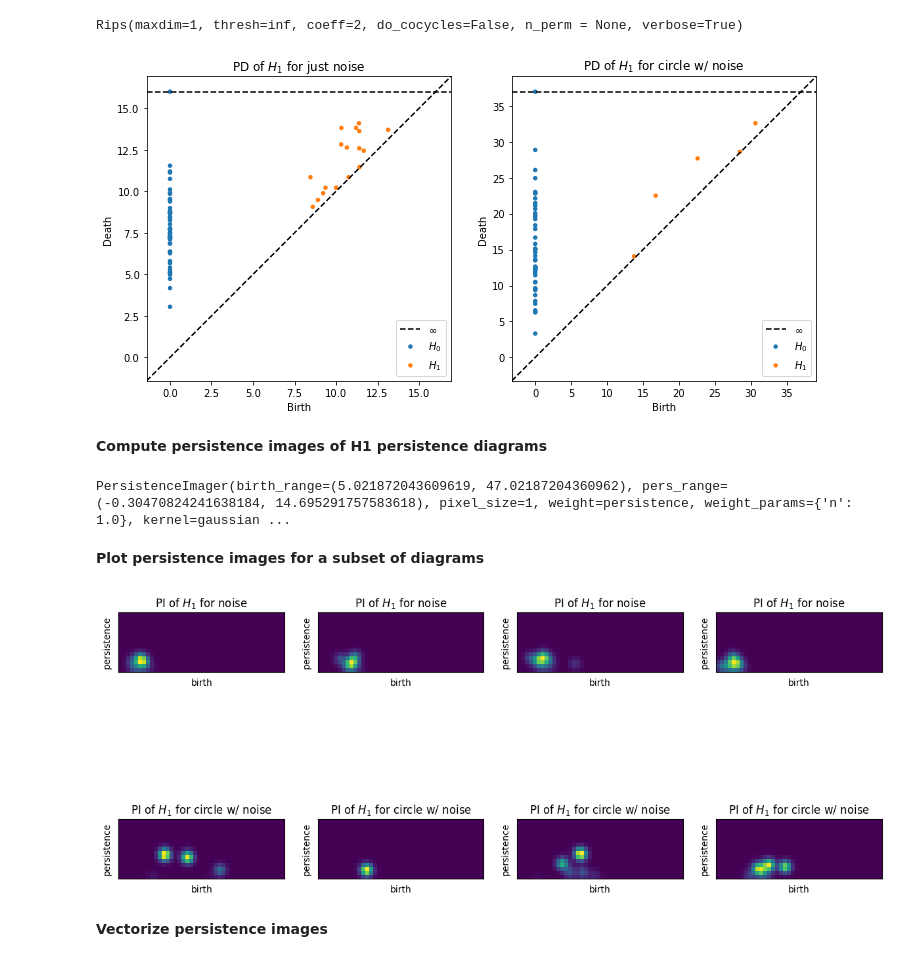
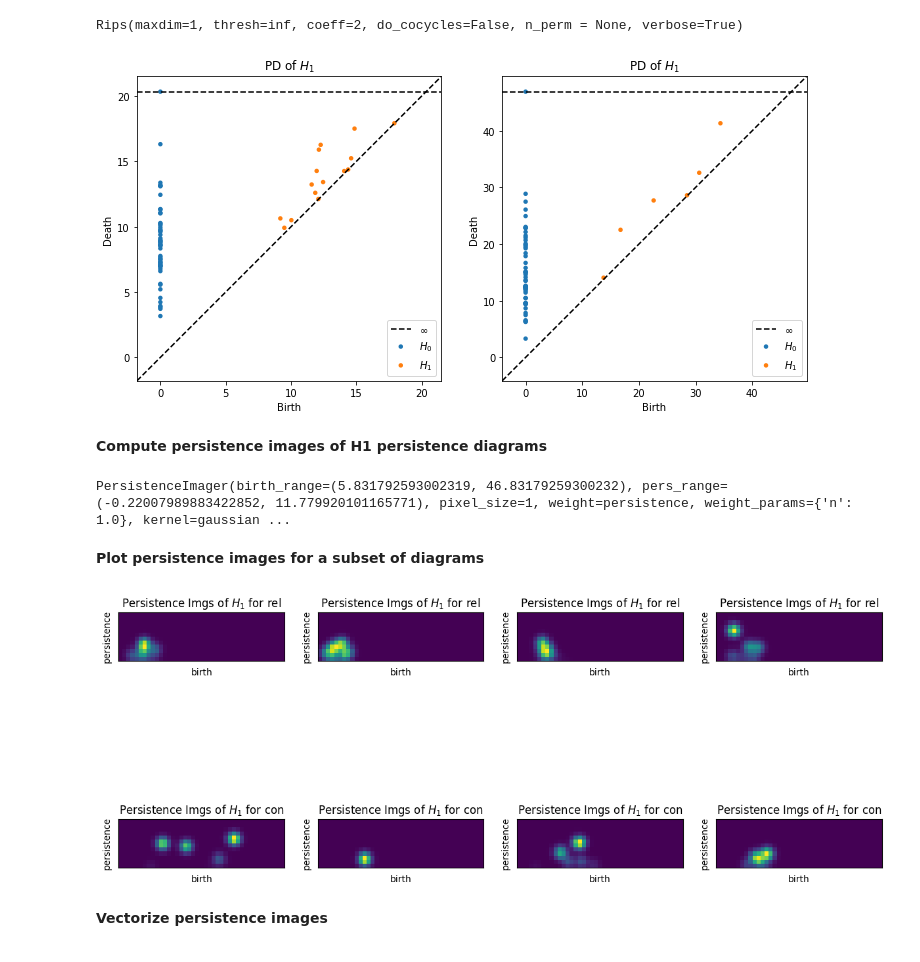
Before and after one commit to jamesAmckinnon/EEG-TDA-Classification, a Jupyter notebook: classification-eeg.ipynb, the cells around one changed output. Drawn from its saved outputs; the diff is of its cells as text; code cells hidden in the pictures.

```diff
--- a/classification-eeg.ipynb
+++ b/classification-eeg.ipynb
@@ -15,7 +15,8 @@ from persim import PersistenceImager
 # %% [markdown]
 <b>Read Muse data</b> (data from: https://github.com/jordan-bird/eeg-feature-generation/tree/master/dataset/original_data)
 # %%
-relaxed_data = pd.read_csv("./eeg-data/relaxed/1.txt")
+# Data from two different people
+relaxed_data = pd.read_csv("./eeg-data/relaxed/2.txt")
 relaxed_data_TP9 = relaxed_data.TP9[0:2000]
 relaxed_data_TP10 = relaxed_data.TP10[0:2000]
 relaxed_data_AF7 = relaxed_data.AF7[0:2000]
@@ -27,28 +28,31 @@ concentrated_data_TP10 = concentrated_data.TP10[0:2000]
 concentrated_data_AF7 = concentrated_data.AF7[0:2000]
 concentrated_data_AF8 = concentrated_data.AF8[0:2000]
 
-# embed relaxed EEG data into 4 dimensional electrode space
+# embed relaxed EEG data into 4 dimensional "electrode space"
 relaxed = []
 start = 0
-end = 49
+end = 50
 
+# create 3D matrix: [ [[TP9, TP10, AF7, AF8], ..., [TP9, TP10, AF7, AF8]], ... ]
+# 50 samples per
 for index in range(0, 40):
     rel_data = []
-    for i in range(start,end):
+    for i in range(start, end):
         rel_data.append([relaxed_data_TP9.values[i], relaxed_data_TP10.values[i], relaxed_data_AF7.values[i], relaxed_data_AF8.values[i]])
     start = start + 50
     end = end + 50
     relaxed.append(np.array(rel_data).copy())
 
 
-# embed concentrated EEG data into 4 dimensional electrode space
+# embed concentrated EEG data into 4 dimensional "electrode space"
 concentrated = []
 start = 0
-end = 49
+end = 50
 
+# create 3D matrix: [ [ [TP9, TP10, AF7, AF8], ..., [TP9, TP10, AF7, AF8] ], ... ]
 for index in range(0, 40):
     con_data = []
-    for i in range(start,end):
+    for i in range(start, end):
         con_data.append([concentrated_data_TP9.values[i], concentrated_data_TP10.values[i], concentrated_data_AF7.values[i], concentrated_data_AF8.values[i]])
     start = start + 50
     end = end + 50
@@ -59,9 +63,11 @@ for index in range(0, 40):
 dataSet = []
 dataSet.extend(relaxed)
 dataSet.extend(concentrated)
-datas = np.empty((80,50,4))
-datas = np.array(dataSet, dtype="object")
+dataMatrix = np.empty((80,50,4))
+dataMatrix = np.array(dataSet, dtype="object")
 
 # Define labels
 labels = np.zeros(80)
 labels[40:] = 1
+
+print(labels)
@@ -69,8 +80,8 @@ labels[40:] = 1
 <b>Visualize H0/H1 persistent homology using ripser persistence diagrams</b>
 # %%
 rips = Rips(maxdim=1, coeff=2)
-diagrams = [rips.fit_transform(data) for data in datas]
-diagrams_h1 = [rips.fit_transform(data)[1] for data in datas]
+diagrams = [rips.fit_transform(data) for data in dataMatrix]
+diagrams_h1 = [rips.fit_transform(data)[1] for data in dataMatrix]
 # %% [output]
 Rips(maxdim=1, thresh=inf, coeff=2, do_cocycles=False, n_perm = None, verbose=True)
 # %%
@@ -78,15 +89,15 @@ plt.figure(figsize=(12,6))
 plt.subplot(121)
 
 rips.plot(diagrams[0], show=False)
-plt.title("PD of $H_1$ for just noise")
+plt.title("PD of $H_1$")
 
 plt.subplot(122)
 rips.plot(diagrams[-1], show=False)
-plt.title("PD of $H_1$ for circle w/ noise")
+plt.title("PD of $H_1$")
 
 plt.show()
 # %% [output]
-[figure, old version]
+[figure, new version]
 # %% [markdown]
 <b>Compute persistence images of H1 persistence diagrams</b>
 # %%
@@ -96,23 +107,23 @@ imgs = pimgr.transform(diagrams_h1)
 # %%
 pimgr
 # %% [output]
-PersistenceImager(birth_range=(5.021872043609619, 47.02187204360962), pers_range=(-0.30470824241638184, 14.695291757583618), pixel_size=1, weight=persistence, weight_params={'n': 1.0}, kernel=gaussian ...
+PersistenceImager(birth_range=(5.831792593002319, 46.83179259300232), pers_range=(-0.22007989883422852, 11.779920101165771), pixel_size=1, weight=persistence, weight_params={'n': 1.0}, kernel=gaussian ...
 # %% [markdown]
 <b>Plot persistence images for a subset of diagrams</b>
 # %%
 plt.figure(figsize=(15,7.5))
 
 for i in range(4):
     ax = plt.subplot(240+i+1)
     pimgr.plot_image(imgs[i], ax)
-    plt.title("PI of $H_1$ for noise")
+    plt.title("Persistence Imgs of $H_1$ for rel")
 
 for i in range(4):
     ax = plt.subplot(240+i+5)
     pimgr.plot_image(imgs[-(i+1)], ax)
-    plt.title("PI of $H_1$ for circle w/ noise")
+    plt.title("Persistence Imgs of $H_1$ for con")
 # %% [output]
-[figure, old version]
+[figure, new version]
 # %% [markdown]
 <b>Vectorize persistence images</b>
 # %%
```
Also changed, not shown: parts of 2 cells of this notebook.
